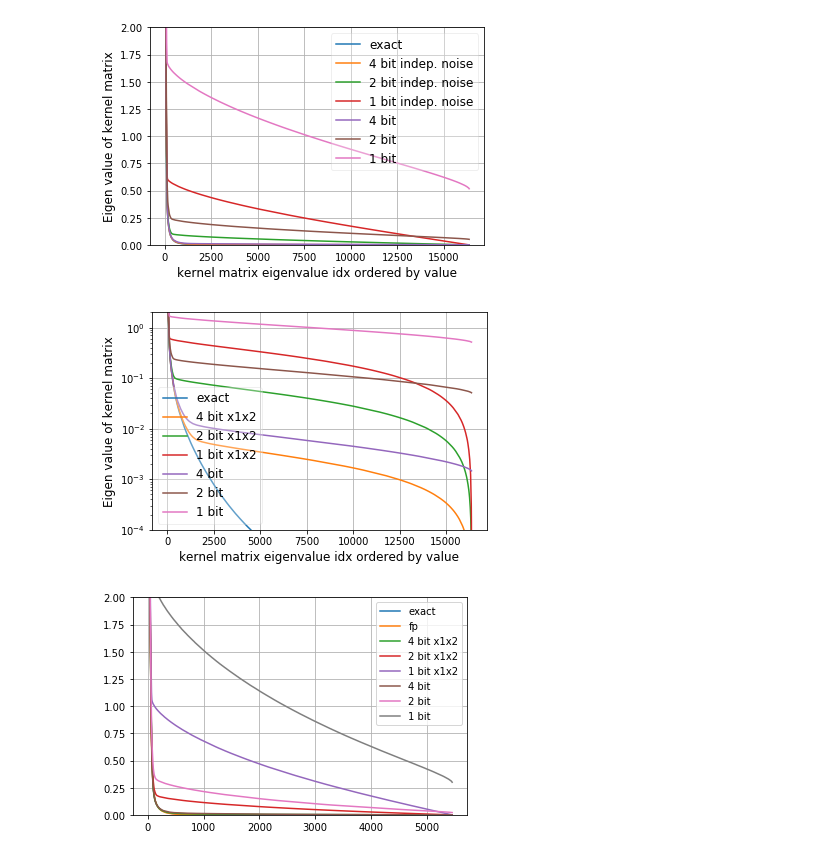
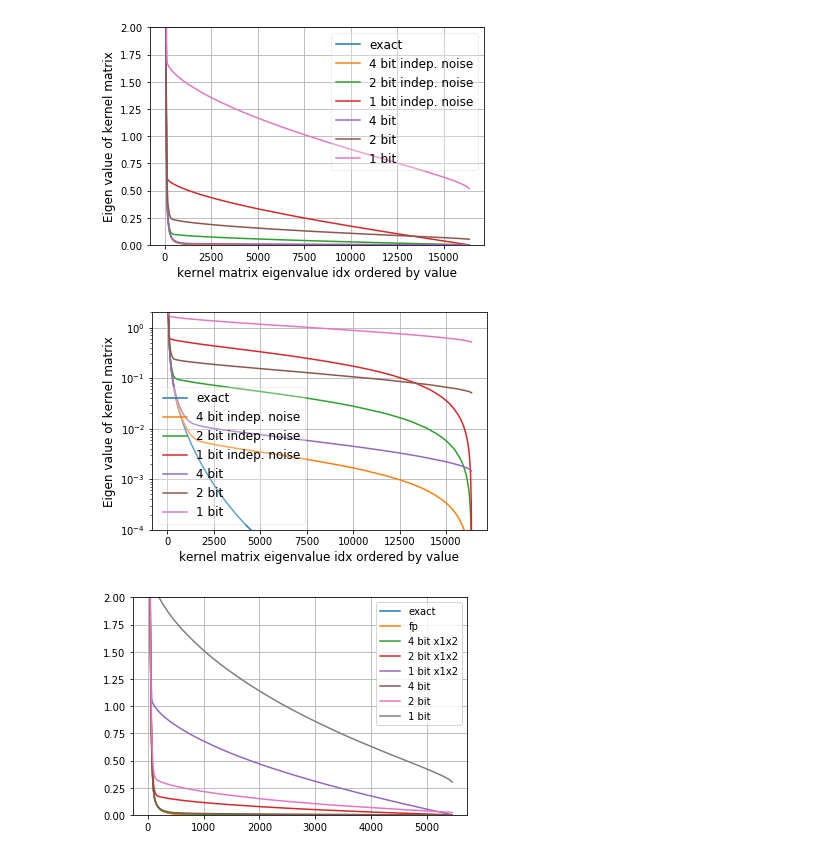
Before and after one commit to JianGoForIt/lp_rffs, a Jupyter notebook: kernel_reg/notebook/Census-Kernel-Ridge-Regression-RFF-Spectrum-64bit-svd-independent-randomness.ipynb, the cells around one changed output. Cells and saved outputs as stored; diff of their text form; code cells hidden in the pictures.

```diff
--- a/kernel_reg/notebook/Census-Kernel-Ridge-Regression-RFF-Spectrum-64bit-svd-independent-randomness.ipynb
+++ b/kernel_reg/notebook/Census-Kernel-Ridge-Regression-RFF-Spectrum-64bit-svd-independent-randomness.ipynb
@@ -562,24 +562,24 @@ plt.show()
 # %%
 plt.figure()
 plt.plot(s_exact, label="exact")
 # plt.plot(s_fp, label="fp")
-plt.plot(s_4, label="4 bit x1x2")
-plt.plot(s_2, label="2 bit x1x2")
-plt.plot(s_1, label="1 bit x1x2")
+plt.plot(s_4, label="4 bit indep. noise")
+plt.plot(s_2, label="2 bit indep. noise")
+plt.plot(s_1, label="1 bit indep. noise")
 plt.plot(s_4_old, label="4 bit")
 plt.plot(s_2_old, label="2 bit")
 plt.plot(s_1_old, label="1 bit")
 plt.ylim([1e-4, 2])
 plt.grid()
 plt.legend(framealpha=0.3, fontsize=12)
 plt.ylabel("Eigen value of kernel matrix", fontsize=12)
 plt.xlabel("kernel matrix eigenvalue idx ordered by value", fontsize=12)
 ax=plt.subplot(111)
 ax.set_yscale("log")
 plt.savefig("../../notes/figures/spectrum_8192_indep_log.pdf")
 plt.show()
 # %% [output]
-[figure, old version]
+[figure, new version]
 # %%
 with open("../multi_seed_results/spectrum/s_1024_feat_32_bit_64b_svd_ind.npy", "rb") as f:
     s_32 = np.load(f)
```
Also changed, not shown: 5 other files.
